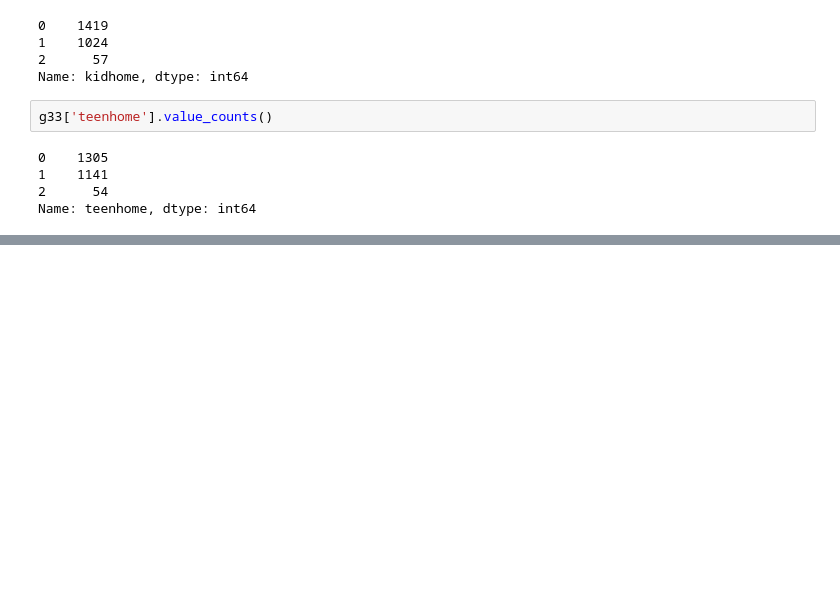
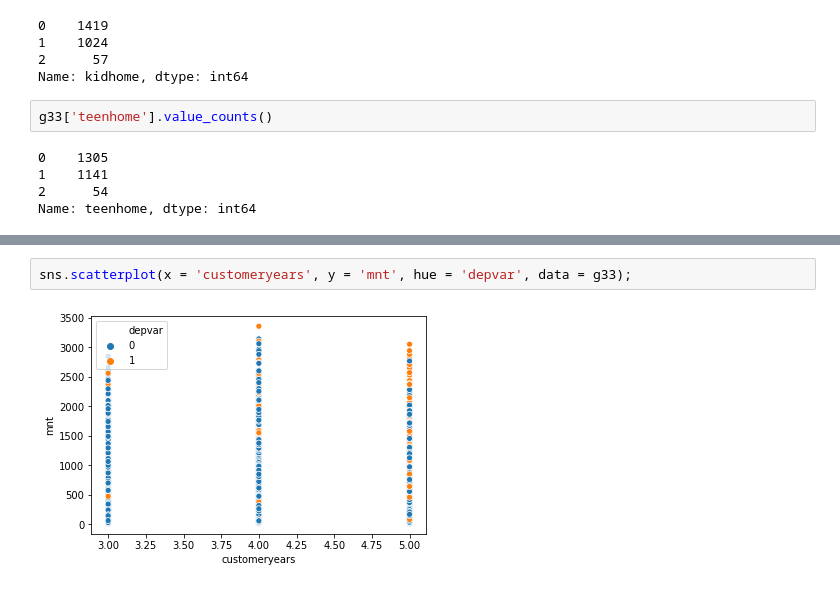
Before and after one commit to EDSA2020/project, a Jupyter notebook: MLaDS_Project.ipynb, the cells around one changed output, grey strips where cells are left out. Drawn from its saved outputs; the diff is of its cells as text; blank space fills up the shorter version.

```diff
--- a/MLaDS_Project.ipynb
+++ b/MLaDS_Project.ipynb
@@ -285,0 +305,4 @@ Name: teenhome, dtype: int64
+# %%
+sns.scatterplot(x = 'customeryears', y = 'mnt', hue = 'depvar', data = g33);
+# %% [output]
+[figure, added]
```
Also changed, not shown: parts of 17 cells of this notebook.
